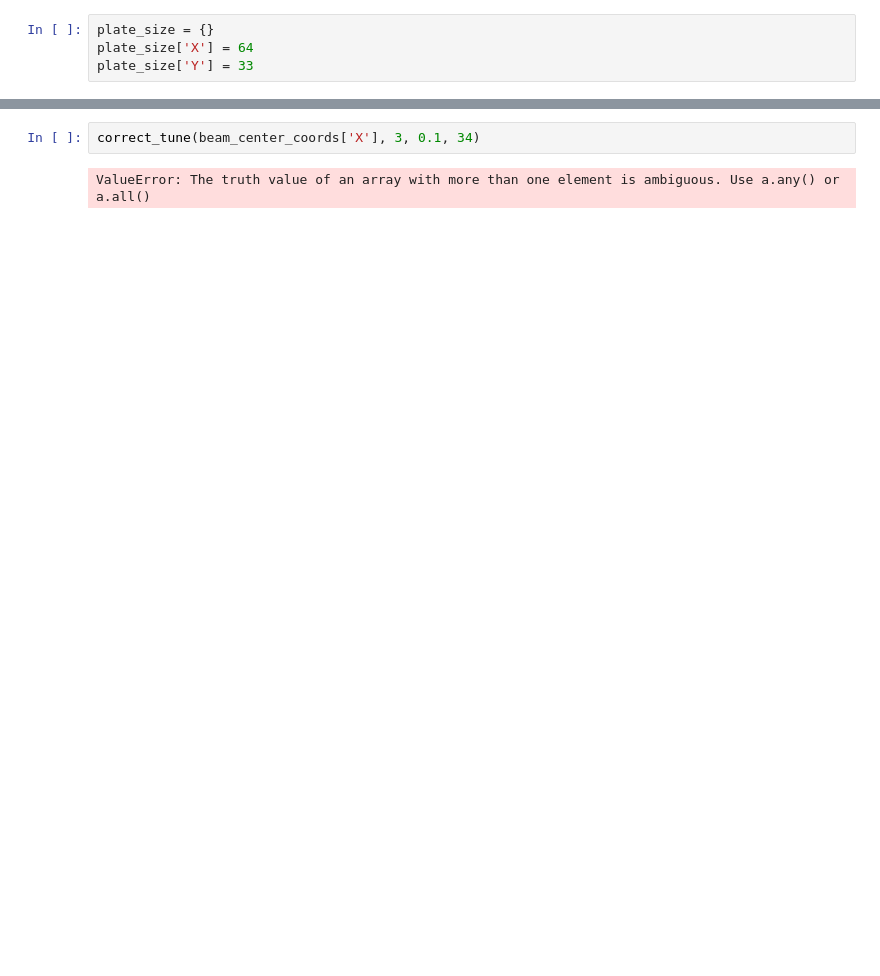
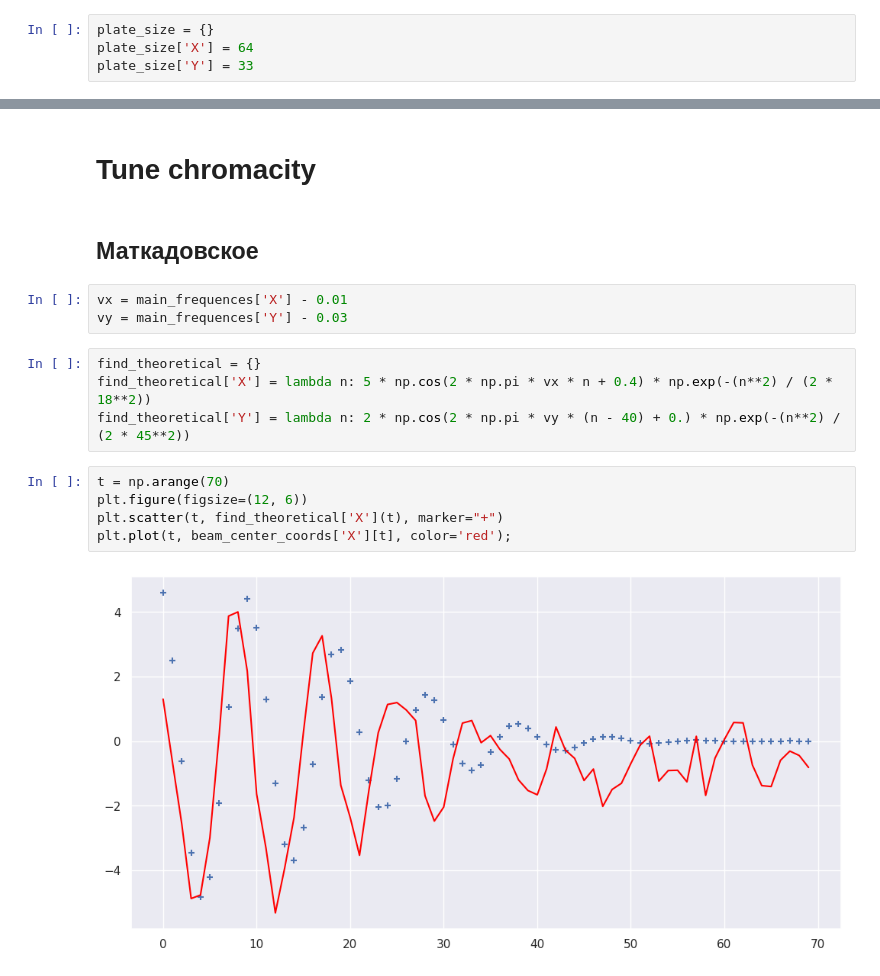
Before and after one commit to settlermine/jinr_practice, a Jupyter notebook: settlermine.ipynb, the cells around one changed output, grey strips where cells are left out. Drawn from its saved outputs; the diff is of its cells as text; blank space fills up the shorter version.

Commit message:
Начата работа над Tune chromacity

```diff
--- a/settlermine.ipynb
+++ b/settlermine.ipynb
@@ -311,4 +290,18 @@ plt.legend();
-# %%
-correct_tune(beam_center_coords['X'], 3, 0.1, 34)
-# %% [output]
-ValueError: The truth value of an array with more than one element is ambiguous. Use a.any() or a.all()
+# %% [markdown]
+# Tune chromacity
+# %% [markdown]
+## Маткадовское
+# %%
+vx = main_frequences['X'] - 0.01
+vy = main_frequences['Y'] - 0.03
+# %%
+find_theoretical = {}
+find_theoretical['X'] = lambda n: 5 * np.cos(2 * np.pi * vx * n + 0.4) * np.exp(-(n**2) / (2 * 18**2))
+find_theoretical['Y'] = lambda n: 2 * np.cos(2 * np.pi * vy * (n - 40) + 0.) * np.exp(-(n**2) / (2 * 45**2))
+# %%
+t = np.arange(70)
+plt.figure(figsize=(12, 6))
+plt.scatter(t, find_theoretical['X'](t), marker="+")
+plt.plot(t, beam_center_coords['X'][t], color='red');
+# %% [output]
+[figure, added]
```
Also changed, not shown: parts of 21 cells of this notebook.
